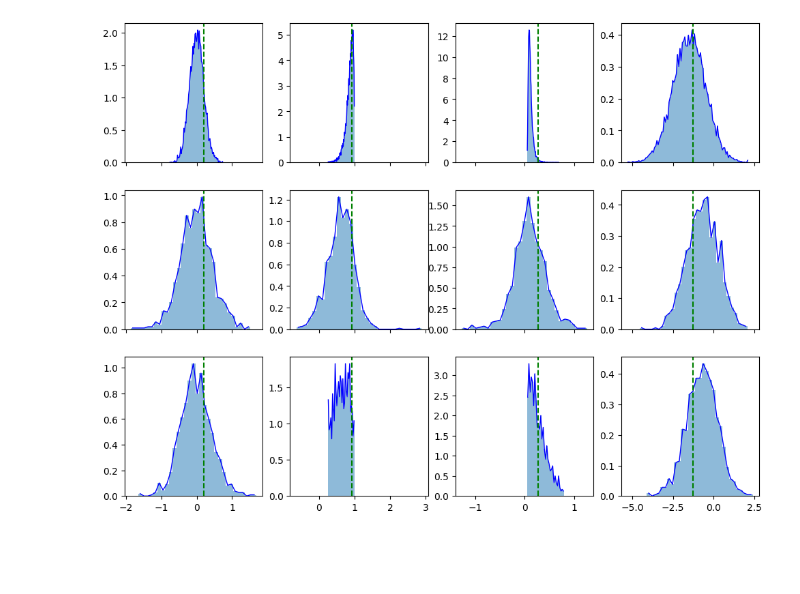
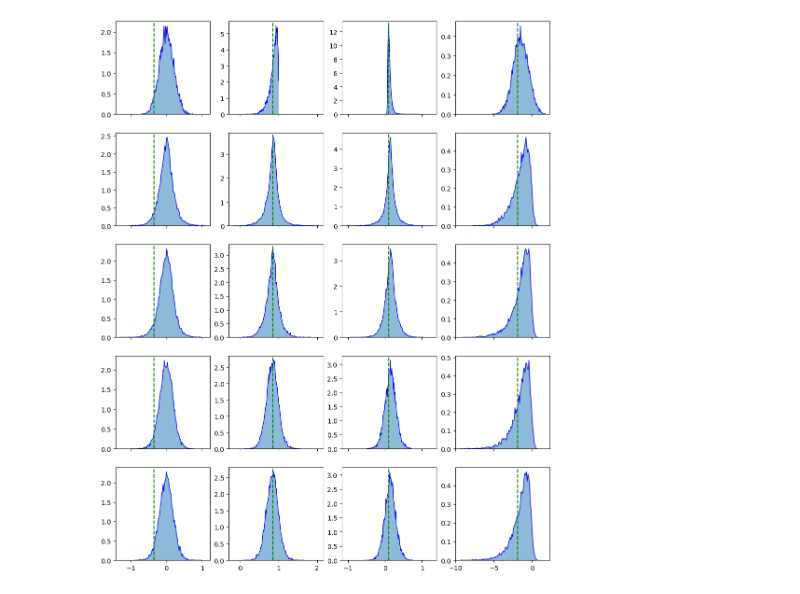
Before and after one commit to nidropakshin2/Sequential-FMPE, a Jupyter notebook: code/notebooks/stochvol.ipynb, the cells around one changed output. Cells and saved outputs as stored; diff of their text form; code cells hidden in the pictures; blank space fills up the shorter version.

```diff
--- a/code/notebooks/stochvol.ipynb
+++ b/code/notebooks/stochvol.ipynb
@@ -73,7 +55,7 @@ from sfmpe.tasks.StochVol import StochVolTask
 # config_path = './configs/sv_config.yaml'
 # with open(config_path) as f:
 #     config = yaml.safe_load(f)
-device = 'cuda'
+device = 'cpu'
 task = StochVolTask(config, device)
 task.summary.to(device)
 logger = task.logger
@@ -88,8 +70,8 @@ from sfmpe.flow.path import AffinePath
 from sfmpe.core.distributions import Uniform, Normal
 
 
-init_dist = Normal(dim=task.theta_dim)
-velocity_model = SimpleVelocityField(task.theta_dim, task.data_dim, 64)
+init_dist = Normal(dim=task.theta_dim, device=device)
+velocity_model = SimpleVelocityField(task.theta_dim, task.data_dim, 64, num_layers=4)
 path = AffinePath() #time_dist=torch.distributions.Beta(0.8, 0.5)
 flow_model = FlowModel(velocity_model, init_dist, path)
 logger.info("Initialized flow model")
@@ -119,7 +101,7 @@ theta_0, x_0 = task.simulate_dataset((1,))
 task.logger.info(f"Starting SFMPE for theta: {theta_0}, x: {x_0}")
 params = ProposalParams()
 params.task = task
-params.method = "NPE-A"#"correct-fast-Truncated"
+params.method = "Truncated"
 params.theta_dim = task.theta_dim
 params.theta_0 = theta_0
 params.x_0 = x_0
@@ -136,7 +116,7 @@ path = f"./models/SV_{datetime}.pth.tar.gz"
 
 num_rounds = 3
 sims_per_round = 10000
-epochs = 5000
+epochs = 10000
 show_every = 1000
 
 manager = RoundManager(task, fm_estimator, params, device=device)
@@ -145,7 +125,7 @@ code = manager.run_sequential(num_rounds=num_rounds,
                        sims_per_round=sims_per_round,
                        path=path, epochs=epochs,
                        show_every=show_every,
-                       device=device)
+                       device=device, clean_sampling=False, upd_x=True)
 
 loss = manager.losses
 _, ax = plt.subplots()
@@ -197,9 +178,9 @@ posterior = manager.build_posterior()
 from sfmpe.utils.plotting import dist_plot
 
 dist_plot(sim_store.theta[0].detach().cpu(),
-                # sim_store.theta[1].detach().cpu(),
-                # sim_store.theta[2].detach().cpu(),
-                posterior.sample((1000,)).detach().cpu(),
-                manager.clean_sample((1000, )).detach().cpu(),
+                sim_store.theta[1].detach().cpu(),
+                sim_store.theta[2].detach().cpu(),
+                posterior.sample((10000,)).detach().cpu(),
+                manager.clean_sample((10000, )).detach().cpu(),
                 true_param=theta_0.cpu())
 # %% [output]
@@ -218,4 +193,4 @@ dist_plot(sim_store.theta[0].detach().cpu(),
-[figure, old version]
+[figure, new version]
 # %%
 # obs_real = task.simulate(theta_0).squeeze(-1)
 # obs = task.simulate(theta).squeeze(-1)
```
Also changed, not shown: parts of 6 cells of this notebook, 5 other files.
